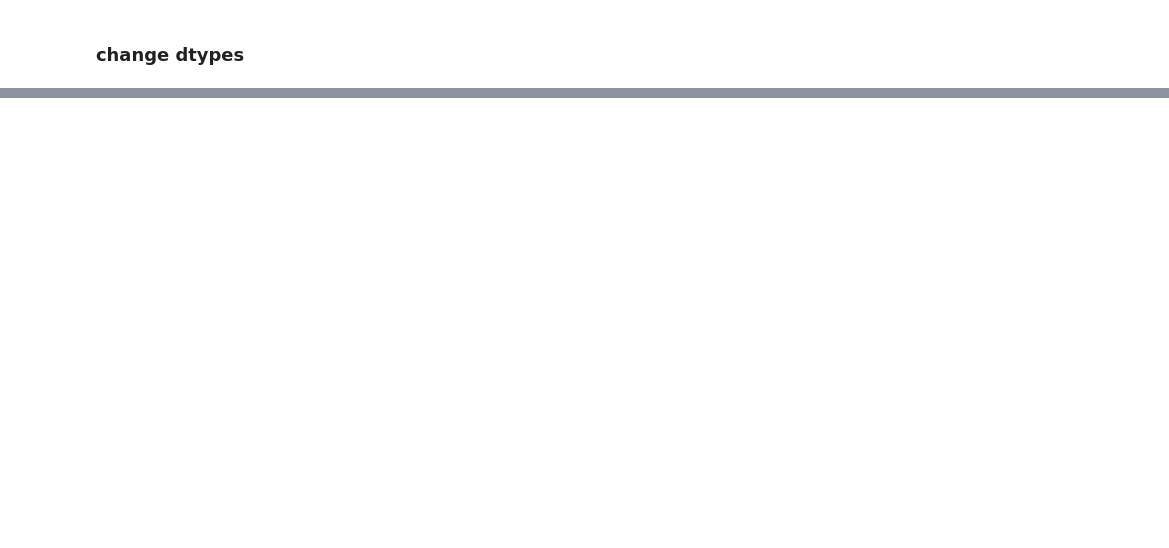
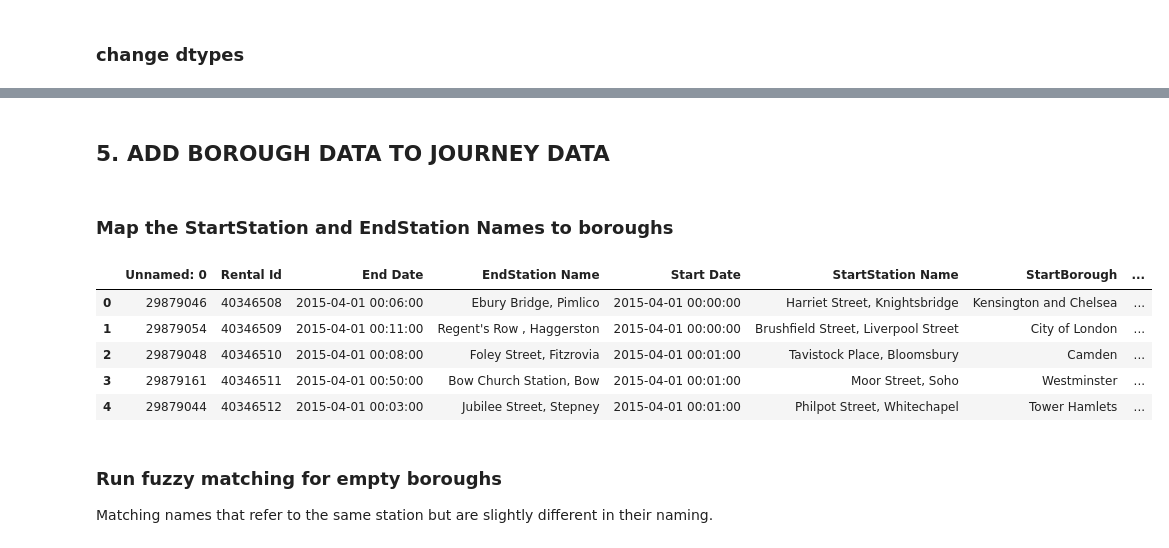
Before and after one commit to tabeaeggler/UrbanMobility, a Jupyter notebook: Data_Scraper.ipynb, the cells around one changed output, grey strips where cells are left out. Saved outputs shown, nothing was run; the diff lists cells and outputs as text; code cells hidden in the pictures; blank space fills up the shorter version.

```diff
--- a/Data_Scraper.ipynb
+++ b/Data_Scraper.ipynb
@@ -275,0 +233,3 @@ merged_df.head()
+# %%
+merged_df = merged_df.drop(columns=['StartStation Id', 'EndStation Id', 'EndStation Logical Terminal', 'endStationPriority_id', 'StartStation Logical Terminal'])
+print(merged_df.isna().sum())
@@ -278,8 +245,8 @@ merged_df.head()
 # %%
 print(merged_df.dtypes)
 
-merged_df["EndStation Id"] = merged_df["EndStation Id"].astype(int)
 merged_df["Rental Id"] = merged_df["Rental Id"].astype(int)
 merged_df["Start Date"] = pd.to_datetime(merged_df["Start Date"])
+merged_df["End Date"] = pd.to_datetime(merged_df["End Date"])
 
 print(merged_df.dtypes)
@@ -430,0 +384,10 @@ bike_locs.to_csv('/Users/tabea/Documents/UrbanMobility/data/bike_locations.csv',
+# %% [markdown]
+## 5. ADD BOROUGH DATA TO JOURNEY DATA
+# %% [markdown]
+### Map the StartStation and EndStation Names to boroughs
+# %%
+# Standardize by stripping white space and converting to lower case
+bike_locs['name'] = bike_locs['name'].str.strip().str.lower()
+borough_mapping = bike_locs.set_index('name')['borough'].to_dict()
+merged_df['StartBorough'] = merged_df['StartStation Name'].str.strip().str.lower().map(borough_mapping)
+merged_df['EndBorough'] = merged_df['EndStation Name'].str.strip().str.lower().map(borough_mapping)
@@ -430,0 +399,14 @@ bike_locs.to_csv('/Users/tabea/Documents/UrbanMobility/data/bike_locations.csv',
+# %%
+# get data fro disk, if already exists# Load data from disk
+# merged_df = pd.read_csv('/Users/tabea/Documents/UrbanMobility/data/journey_data_cleaned_with_boroughs.csv')
+merged_df.head(5)
+# %% [output]
+|  | Unnamed: 0 | Rental Id | End Date | EndStation Name | Start Date | StartStation Name | StartBorough | ... |
+| 0 | 29879046 | 40346508 | 2015-04-01 00:06:00 | Ebury Bridge, Pimlico | 2015-04-01 00:00:00 | Harriet Street, Knightsbridge | Kensington and Chelsea | ... |
+| 1 | 29879054 | 40346509 | 2015-04-01 00:11:00 | Regent's Row , Haggerston | 2015-04-01 00:00:00 | Brushfield Street, Liverpool Street | City of London | ... |
+| 2 | 29879048 | 40346510 | 2015-04-01 00:08:00 | Foley Street, Fitzrovia | 2015-04-01 00:01:00 | Tavistock Place, Bloomsbury | Camden | ... |
+| 3 | 29879161 | 40346511 | 2015-04-01 00:50:00 | Bow Church Station, Bow | 2015-04-01 00:01:00 | Moor Street, Soho | Westminster | ... |
+| 4 | 29879044 | 40346512 | 2015-04-01 00:03:00 | Jubilee Street, Stepney | 2015-04-01 00:01:00 | Philpot Street, Whitechapel | Tower Hamlets | ... |
+# %% [markdown]
+### Run fuzzy matching for empty boroughs
+Matching names that refer to the same station but are slightly different in their naming.
```
Also changed, not shown: parts of 81 cells of this notebook, 6 other files.
